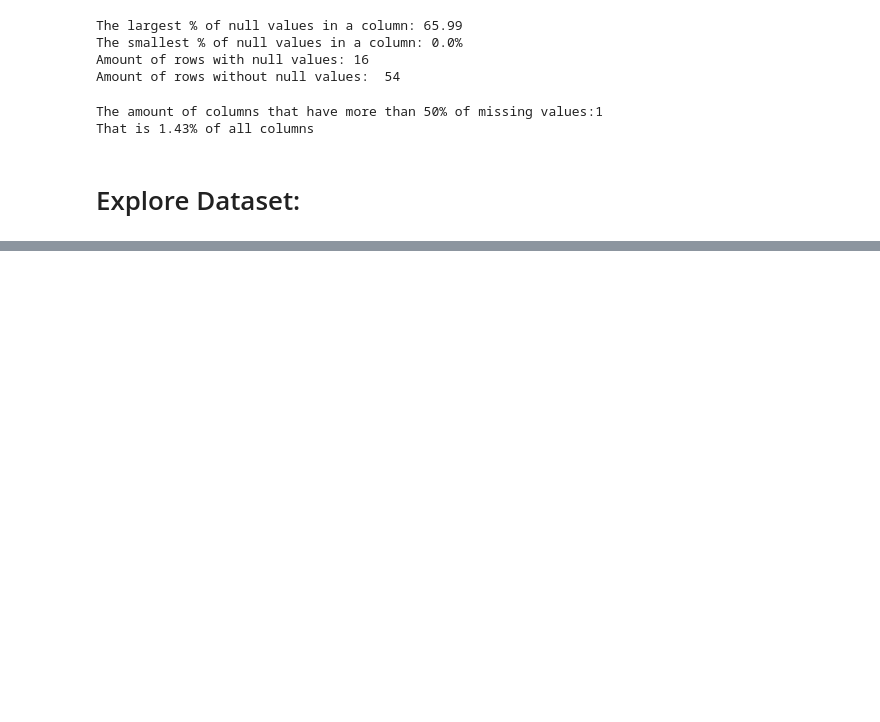
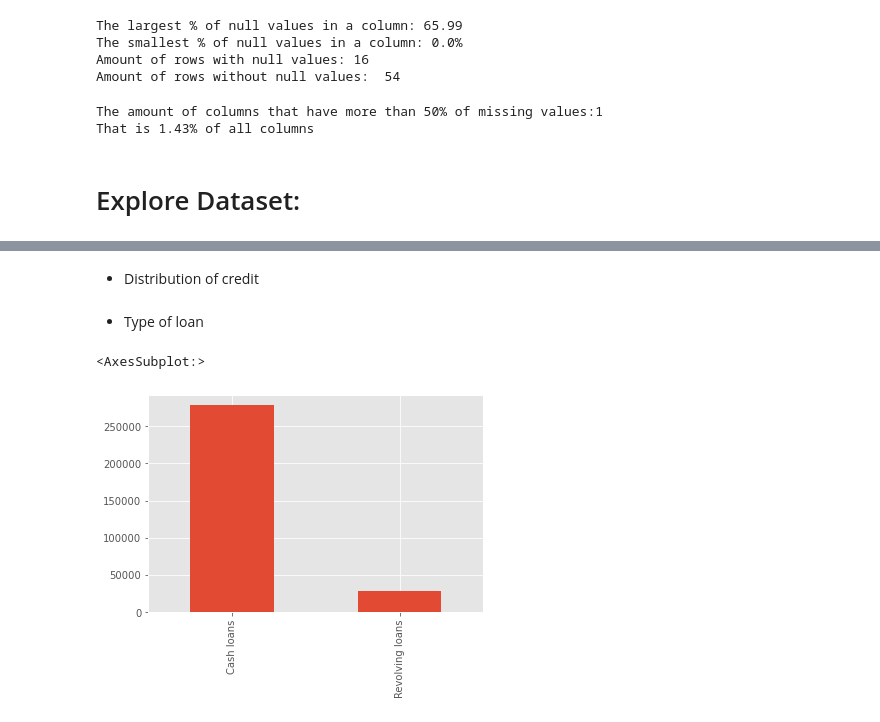
Before and after one commit to LenaChretien/Credit-Card-Fraud, a Jupyter notebook: Credit_card_fraud.ipynb, the cells around one changed output, grey strips where cells are left out. Cells and saved outputs as stored; diff of their text form; code cells hidden in the pictures; blank space fills up the shorter version.

```diff
--- a/Credit_card_fraud.ipynb
+++ b/Credit_card_fraud.ipynb
@@ -185,0 +213,9 @@ That is 1.43% of all columns
+# %% [markdown]
+- Distribution of credit
+# %% [markdown]
+- Type of loan
+# %%
+app_filter['NAME_CONTRACT_TYPE'].value_counts().plot.bar()
+# %% [output]
+<AxesSubplot:>
+[figure, added]
```
Also changed, not shown: parts of 33 cells of this notebook.
